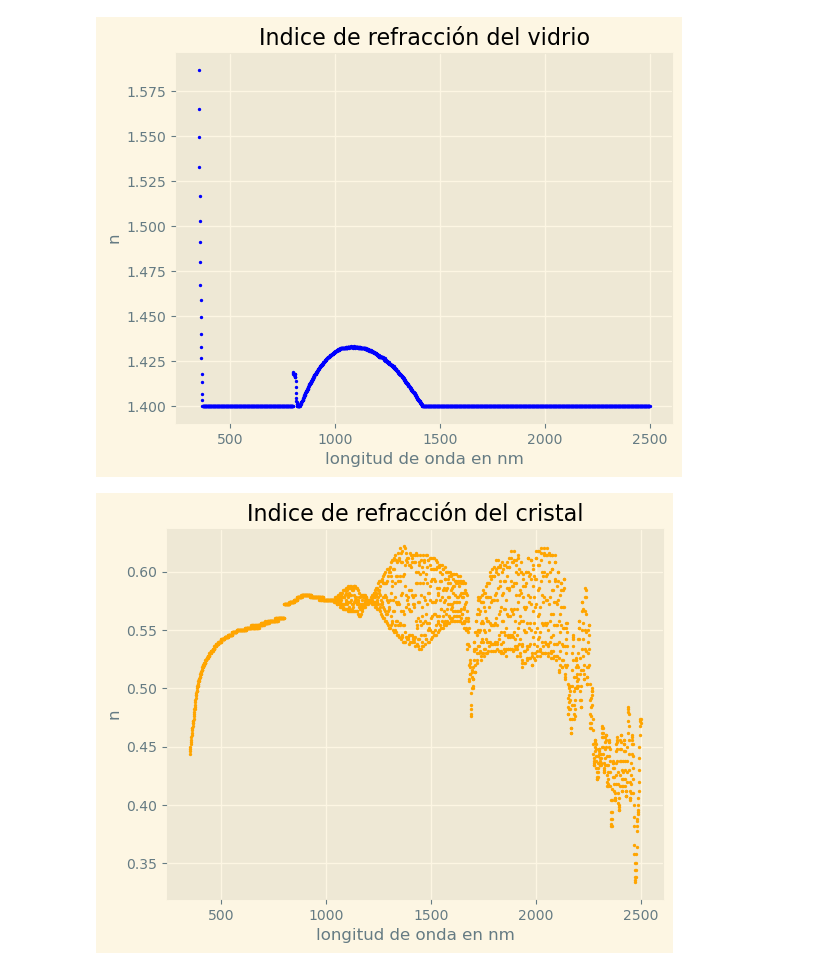
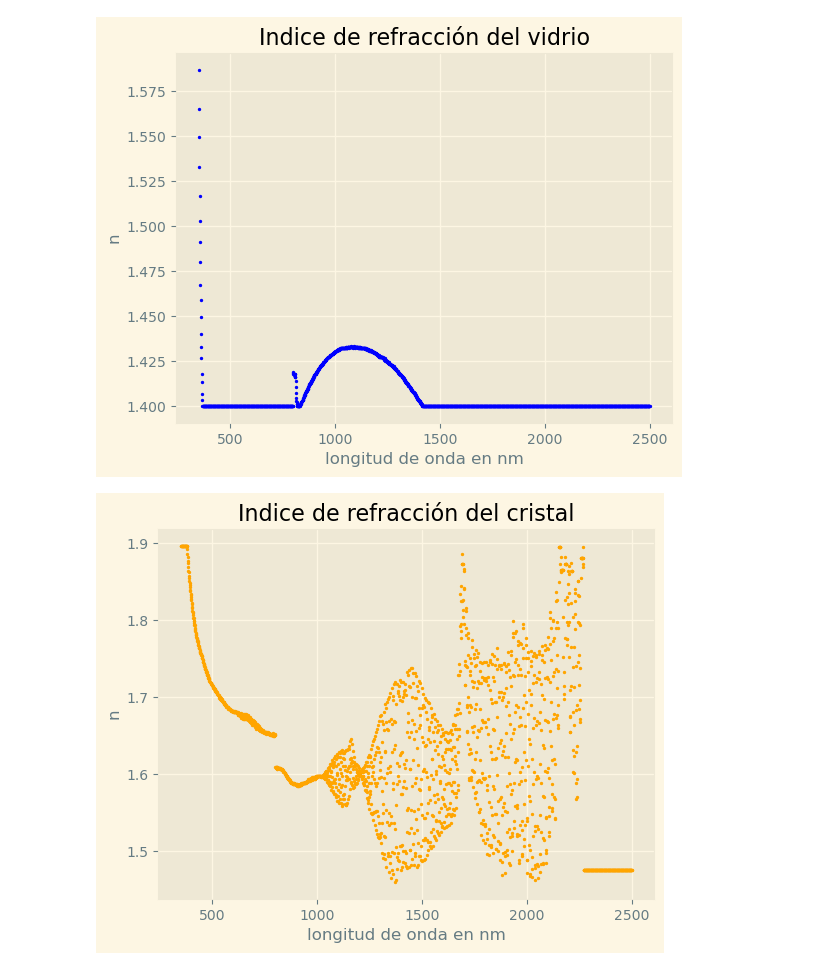
Before and after one commit to AlejoProjects/tecnicas, a Jupyter notebook: BandGapInitial.ipynb, the cells around one changed output. Drawn from its saved outputs; the diff is of its cells as text; code cells hidden in the pictures.

```diff
--- a/BandGapInitial.ipynb
+++ b/BandGapInitial.ipynb
@@ -379,8 +478,8 @@ plot_n(n_vidrio,"blue","vidrio")
 # %% [output]
 [figure]
 # %%
-n_cristal = cristal.indice_de_refrac(r_teorica_cristal,k_cristal,0.9,2.0)
+n_cristal = cristal.indice_de_refrac(r_teorica_cristal,k_cristal,0.9,1.9)
 plot_n(n_acetato,"orange","cristal")
 # %% [output]
-[figure, old version]
+[figure, new version]
 # %%
```
Also changed, not shown: parts of 18 cells of this notebook, 1 other file.
